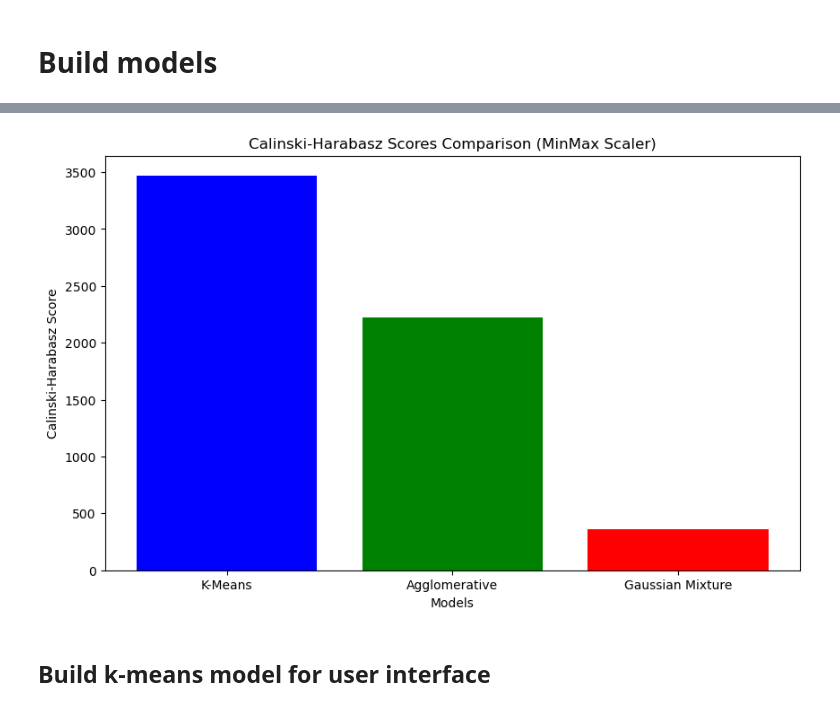
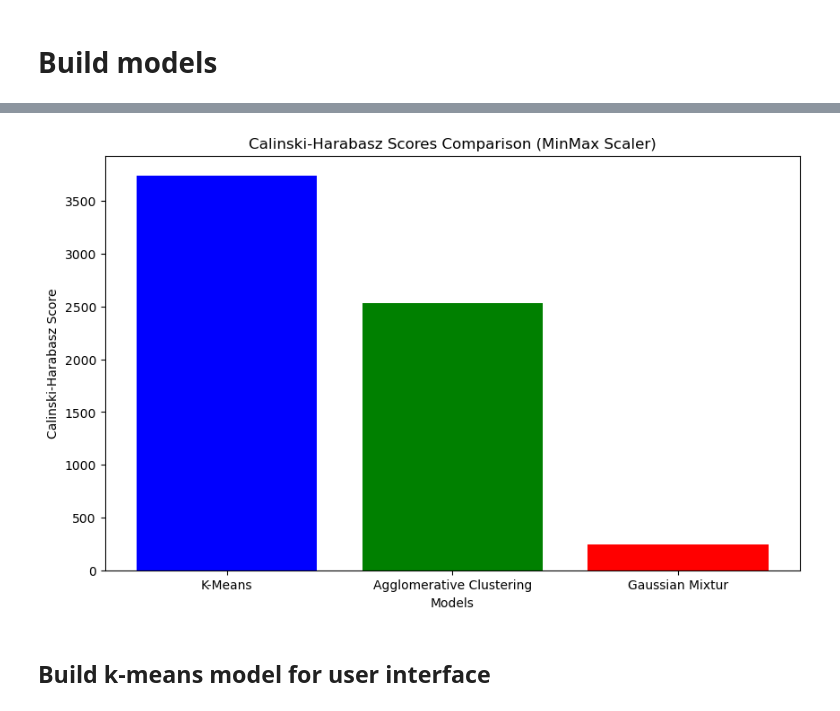
Before and after one commit to dennybett/Song-Recommendation-System, a Jupyter notebook: main.ipynb, the cells around one changed output, grey strips where cells are left out. Cells and saved outputs as stored; diff of their text form; code cells hidden in the pictures.

Commit message:
code updates for visuals

```diff
--- a/main.ipynb
+++ b/main.ipynb
@@ -367,37 +351,18 @@ display(score_gaussian)
 # %%
 # Visualizing the results for presentation
-# Assuming df_features is your original dataframe with features
-scaler = MinMaxScaler()
-df_features_minmax_scaled = scaler.fit_transform(df_features)
-
-# Fit K-Means
-kmeans = KMeans(n_clusters=3, random_state=42)
-kmeans_labels = kmeans.fit_predict(df_features_minmax_scaled)
-
-# Fit Agglomerative Clustering
-agglo = AgglomerativeClustering(n_clusters=3)
-agglo_labels = agglo.fit_predict(df_features_minmax_scaled)
-
-# Fit Gaussian Mixture
-gmm = GaussianMixture(n_components=3, random_state=42)
-gmm_labels = gmm.fit_predict(df_features_minmax_scaled)
-
-# Calculate Calinski-Harabasz scores
 ch_scores = {
-    'K-Means': calinski_harabasz_score(df_features_minmax_scaled, kmeans_labels),
-    'Agglomerative': calinski_harabasz_score(df_features_minmax_scaled, agglo_labels),
-    'Gaussian Mixture': calinski_harabasz_score(df_features_minmax_scaled, gmm_labels)
-}
-
+    'K-Means': score_kmeans[0],
+    'Agglomerative Clustering': score_agglomerative[0],
+    'Gaussian Mixtur': score_gaussian[0]}
 # Plot the Calinski-Harabasz scores
 plt.figure(figsize=(10, 6))
 plt.bar(ch_scores.keys(), ch_scores.values(), color=['blue', 'green', 'red'])
 plt.title('Calinski-Harabasz Scores Comparison (MinMax Scaler)')
 plt.xlabel('Models')
 plt.ylabel('Calinski-Harabasz Score')
 plt.show()
 # %% [output]
-[figure, old version]
+[figure, new version]
 # %% [markdown]
 ## Build k-means model for user interface
 # %%
```
Also changed, not shown: parts of 8 cells of this notebook, 1 other file.
